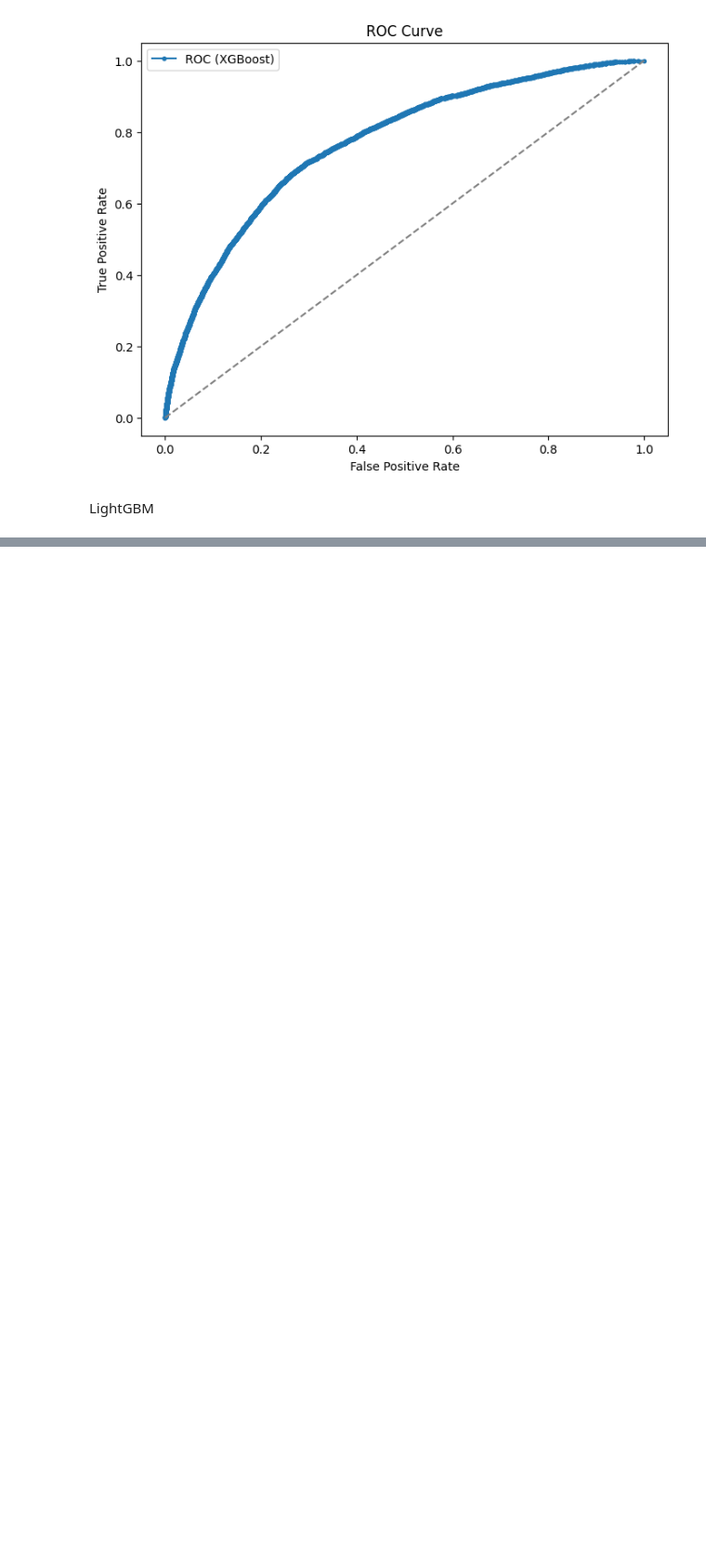
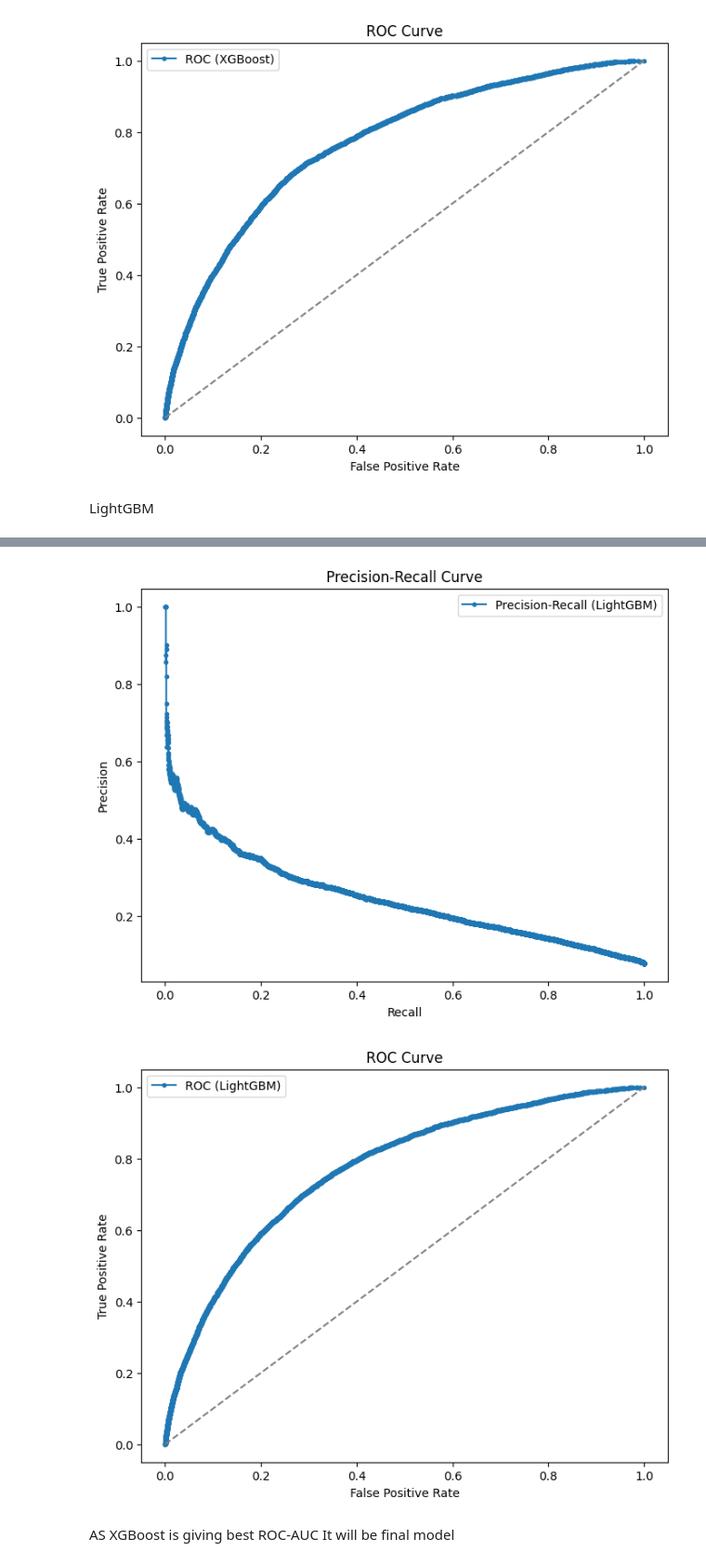
Before and after one commit to Parvrajchauhan/fintech-loan-predictor, a Jupyter notebook: Notebooks/Classification.ipynb, the cells around one changed output, grey strips where cells are left out. Shown at 93% size. Cells and saved outputs as stored; diff of their text form; code cells hidden in the pictures; blank space fills up the shorter version.

```diff
--- a/Notebooks/Classification.ipynb
+++ b/Notebooks/Classification.ipynb
@@ -426,8 +446,9 @@ with mlflow.start_run():
         X_train, y_train,
         eval_set=[(X_val, y_val)],
         eval_metric="auc",
-        callbacks=[lgb.early_stopping(stopping_rounds=100, verbose=True)]
-
+        callbacks=[
+            roc_auc_callback(X_val, y_val, log_every=200)
+        ]
     )
     y_proba = model3.predict_proba(
         X_val,
@@ -455,7 +476,10 @@ with mlflow.start_run():
     mlflow.log_param("model_type", "LightGBM")
     mlflow.log_param("features_count", X_train.shape[1])
     mlflow.log_param("threshold", threshold)
-    mlflow.log_param("best_iteration", model3.best_iteration_)
+
+    model_params = model3.get_params()
+    for param_name, param_value in model_params.items():
+        mlflow.log_param(f"lgbm_{param_name}", param_value)
 
     # log metrics
     mlflow.log_metric("roc_auc", roc_auc)
@@ -493,0 +525,26 @@ Max proba: 0.12836110068633438
+# %%
+# Precision-Recall Curve for LightGBM
+precision, recall, thresholds = precision_recall_curve(y_val, y_proba)
+plt.figure(figsize=(8, 6))
+plt.plot(recall, precision, marker='.', label='Precision-Recall (LightGBM)')
+plt.xlabel('Recall')
+plt.ylabel('Precision')
+plt.title('Precision-Recall Curve')
+plt.legend()
+plt.show()
+
+# ROC Curve for LightGBM
+fpr, tpr, _ = roc_curve(y_val, y_proba)
+plt.figure(figsize=(8, 6))
+plt.plot(fpr, tpr, marker='.', label='ROC (LightGBM)')
+plt.plot([0, 1], [0, 1], linestyle='--', color='gray')
+plt.xlabel('False Positive Rate')
+plt.ylabel('True Positive Rate')
+plt.title('ROC Curve')
+plt.legend()
+plt.show()
+# %% [output]
+[figure, added]
+[figure, added]
+# %% [markdown]
+AS XGBoost is giving best ROC-AUC It will be final model
```
Also changed, not shown: parts of 19 cells of this notebook.
